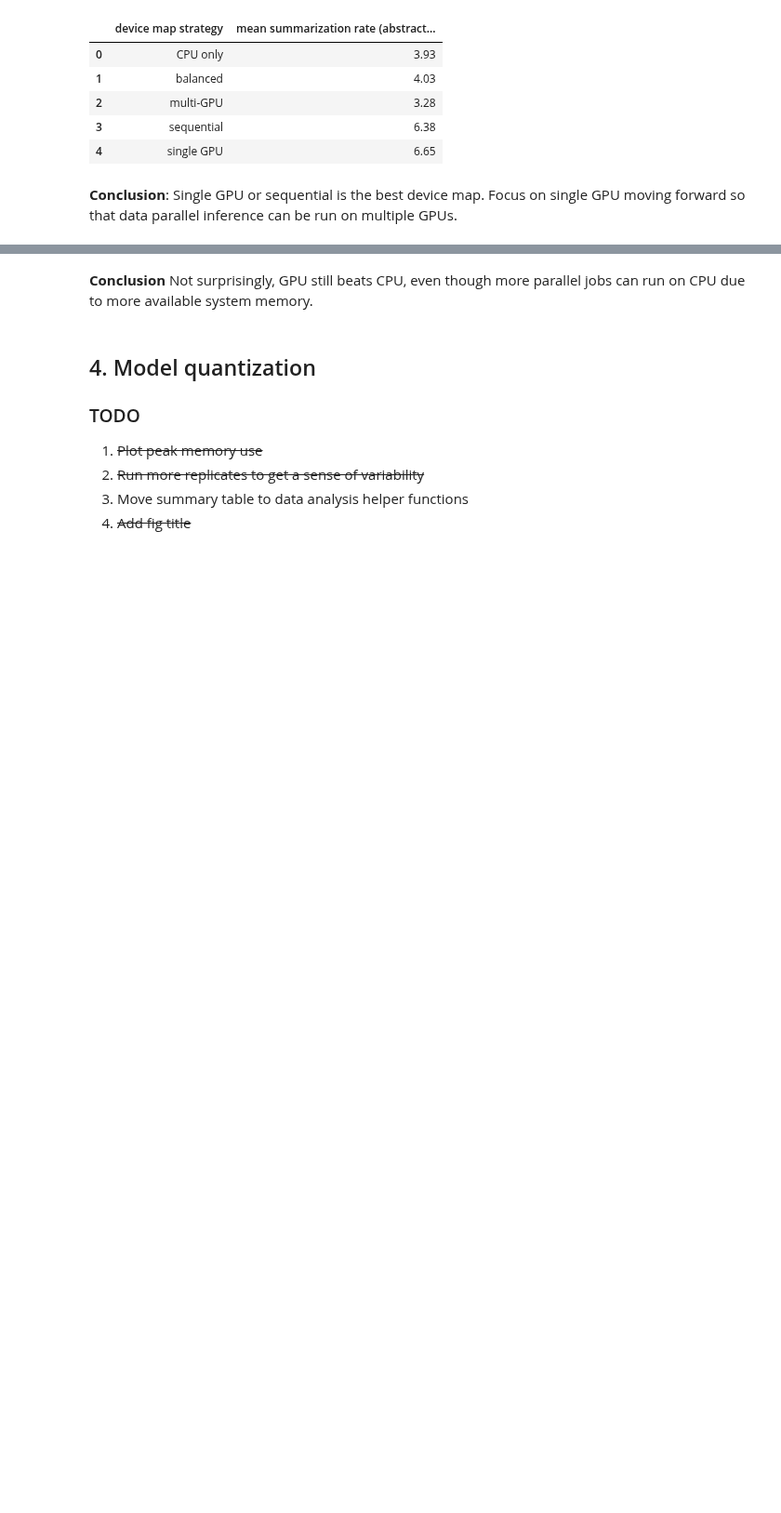
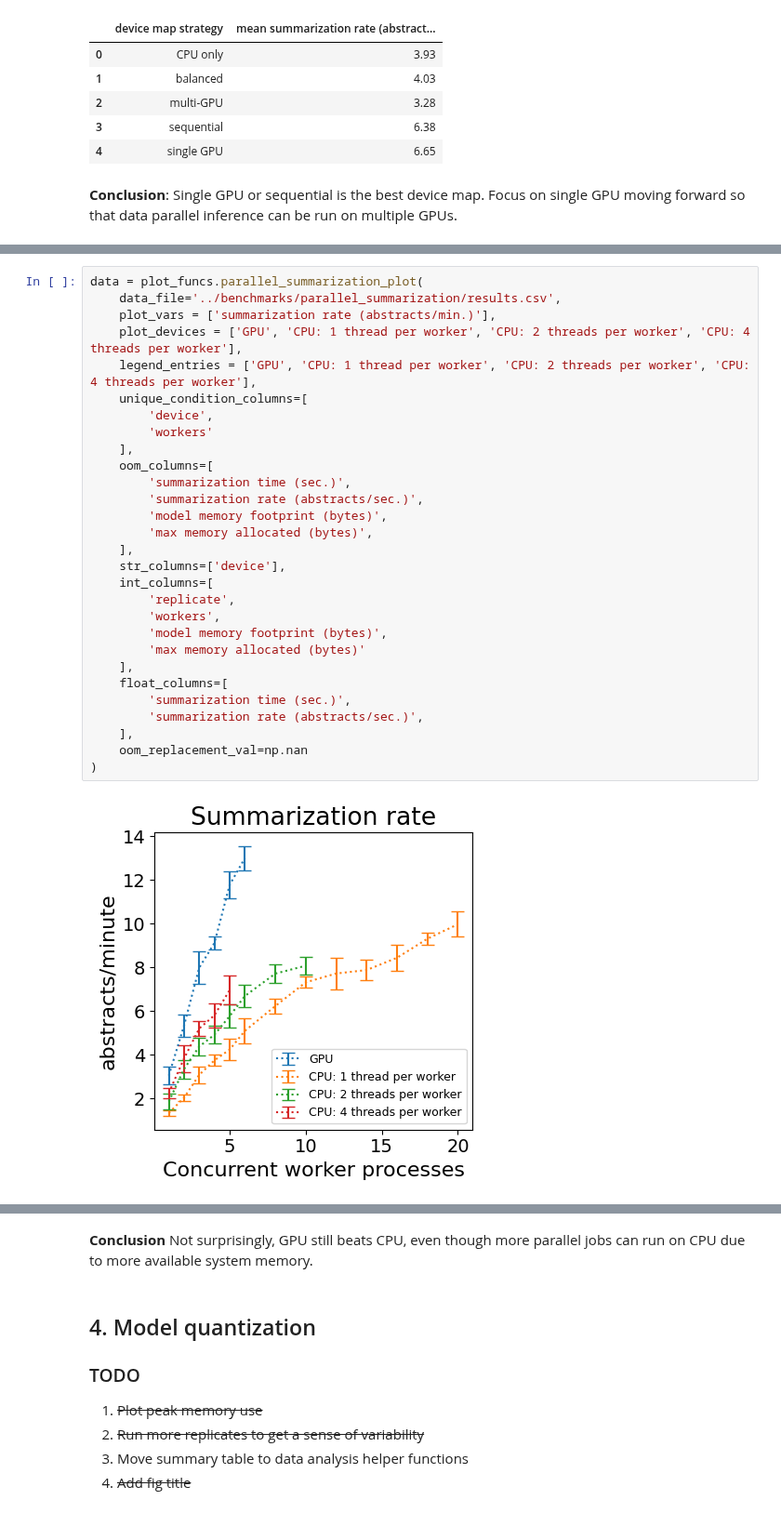
Before and after one commit to gperdrizet/PUBSUM, a Jupyter notebook: pubsum/notebooks/benchmarking_results.ipynb, the cells around one changed output, grey strips where cells are left out. Shown at 93% size. Cells and saved outputs as stored; diff of their text form; blank space fills up the shorter version.

```diff
--- a/pubsum/notebooks/benchmarking_results.ipynb
+++ b/pubsum/notebooks/benchmarking_results.ipynb
@@ -67,0 +117,31 @@ table
+# %%
+data = plot_funcs.parallel_summarization_plot(
+    data_file='../benchmarks/parallel_summarization/results.csv',
+    plot_vars = ['summarization rate (abstracts/min.)'],
+    plot_devices = ['GPU', 'CPU: 1 thread per worker', 'CPU: 2 threads per worker', 'CPU: 4 threads per worker'],
+    legend_entries = ['GPU', 'CPU: 1 thread per worker', 'CPU: 2 threads per worker', 'CPU: 4 threads per worker'],
+    unique_condition_columns=[
+        'device',
+        'workers'
+    ],
+    oom_columns=[
+        'summarization time (sec.)',
+        'summarization rate (abstracts/sec.)',
+        'model memory footprint (bytes)',
+        'max memory allocated (bytes)',
+    ],
+    str_columns=['device'],
+    int_columns=[
+        'replicate',
+        'workers',
+        'model memory footprint (bytes)',
+        'max memory allocated (bytes)'
+    ],
+    float_columns=[
+        'summarization time (sec.)',
+        'summarization rate (abstracts/sec.)',
+    ],
+    oom_replacement_val=np.nan
+)
+# %% [output]
+[figure, added]
```
Also changed, not shown: parts of 8 cells of this notebook, 1 other file.
